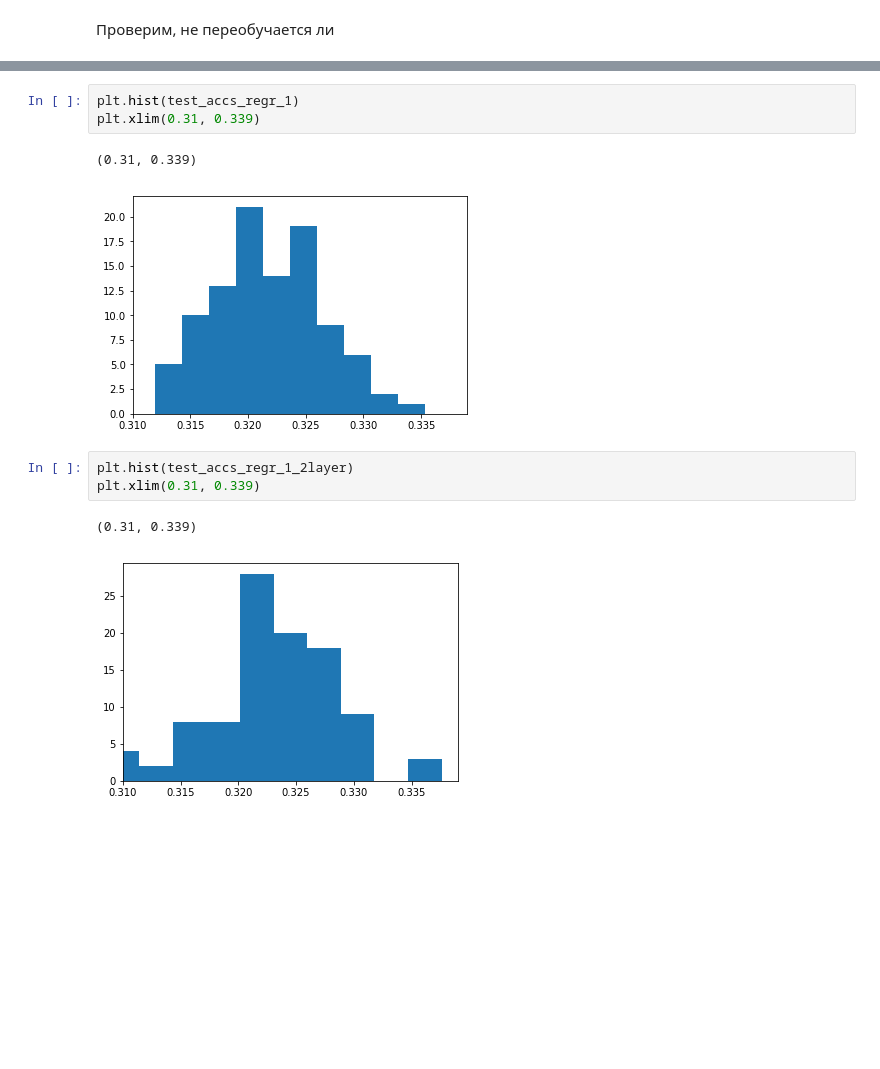
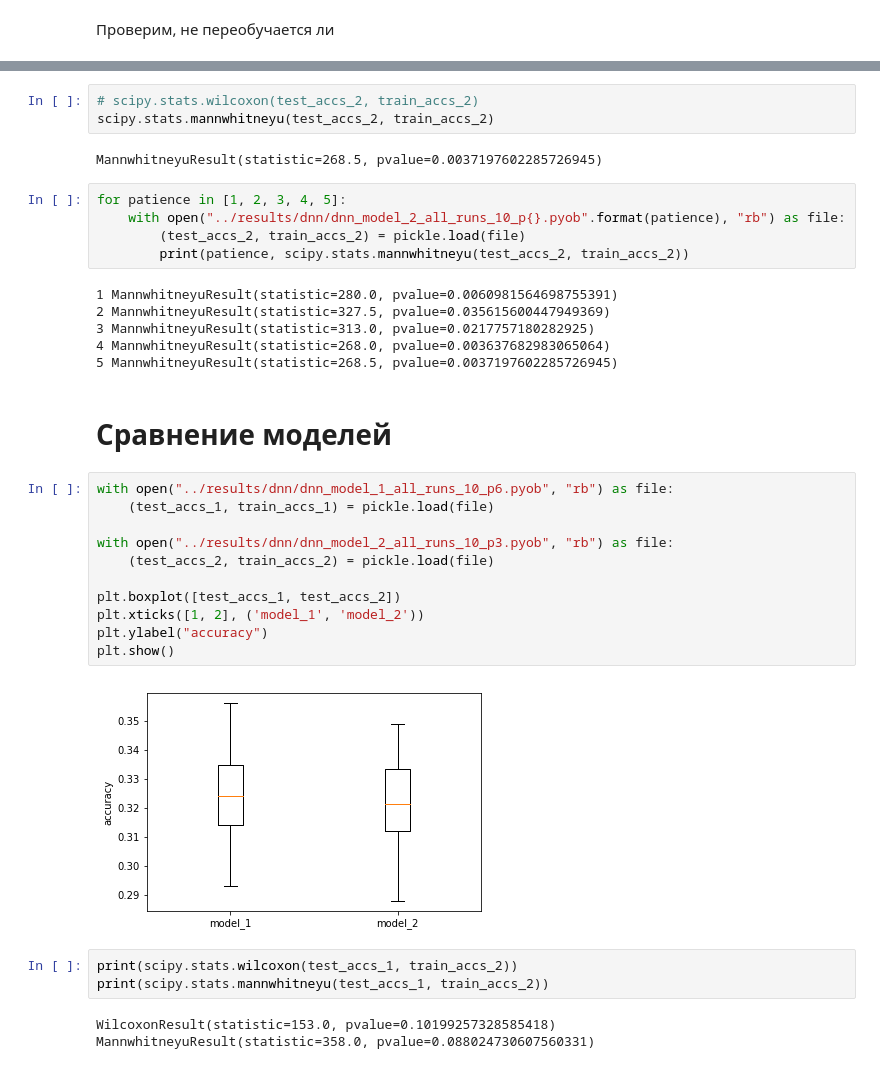
Before and after one commit to litvinanna/neuro_tools, a Jupyter notebook: DNN_litvin.ipynb, the cells around one changed output, grey strips where cells are left out. Drawn from its saved outputs; the diff is of its cells as text; blank space fills up the shorter version.

```diff
--- a/DNN_litvin.ipynb
+++ b/DNN_litvin.ipynb
@@ -418,12 +198,37 @@ Ks_2sampResult(statistic=0.21000000000000002, pvalue=0.020495314493847068)
-# %%
-plt.hist(test_accs_regr_1)
-plt.xlim(0.31, 0.339)
-# %% [output]
-(0.31, 0.339)
-[figure, removed]
-# %%
-plt.hist(test_accs_regr_1_2layer)
-plt.xlim(0.31, 0.339)
-# %% [output]
-(0.31, 0.339)
-[figure, removed]
+# %%
+# scipy.stats.wilcoxon(test_accs_2, train_accs_2)
+scipy.stats.mannwhitneyu(test_accs_2, train_accs_2)
+# %% [output]
+MannwhitneyuResult(statistic=268.5, pvalue=0.0037197602285726945)
+# %%
+for patience in [1, 2, 3, 4, 5]:
+    with open("../results/dnn/dnn_model_2_all_runs_10_p{}.pyob".format(patience), "rb") as file:
+        (test_accs_2, train_accs_2) = pickle.load(file)
+        print(patience, scipy.stats.mannwhitneyu(test_accs_2, train_accs_2))
+# %% [output]
+1 MannwhitneyuResult(statistic=280.0, pvalue=0.0060981564698755391)
+2 MannwhitneyuResult(statistic=327.5, pvalue=0.035615600447949369)
+3 MannwhitneyuResult(statistic=313.0, pvalue=0.0217757180282925)
+4 MannwhitneyuResult(statistic=268.0, pvalue=0.003637682983065064)
+5 MannwhitneyuResult(statistic=268.5, pvalue=0.0037197602285726945)
+# %% [markdown]
+ # Сравнение моделей
+# %%
+with open("../results/dnn/dnn_model_1_all_runs_10_p6.pyob", "rb") as file:
+    (test_accs_1, train_accs_1) = pickle.load(file)
+
+with open("../results/dnn/dnn_model_2_all_runs_10_p3.pyob", "rb") as file:
+    (test_accs_2, train_accs_2) = pickle.load(file)
+
+plt.boxplot([test_accs_1, test_accs_2])
+plt.xticks([1, 2], ('model_1', 'model_2'))
+plt.ylabel("accuracy")
+plt.show()
+# %% [output]
+[figure, added]
+# %%
+print(scipy.stats.wilcoxon(test_accs_1, train_accs_2))
+print(scipy.stats.mannwhitneyu(test_accs_1, train_accs_2))
+# %% [output]
+WilcoxonResult(statistic=153.0, pvalue=0.10199257328585418)
+MannwhitneyuResult(statistic=358.0, pvalue=0.088024730607560331)
```
Also changed, not shown: parts of 33 cells of this notebook, 9 other files.
